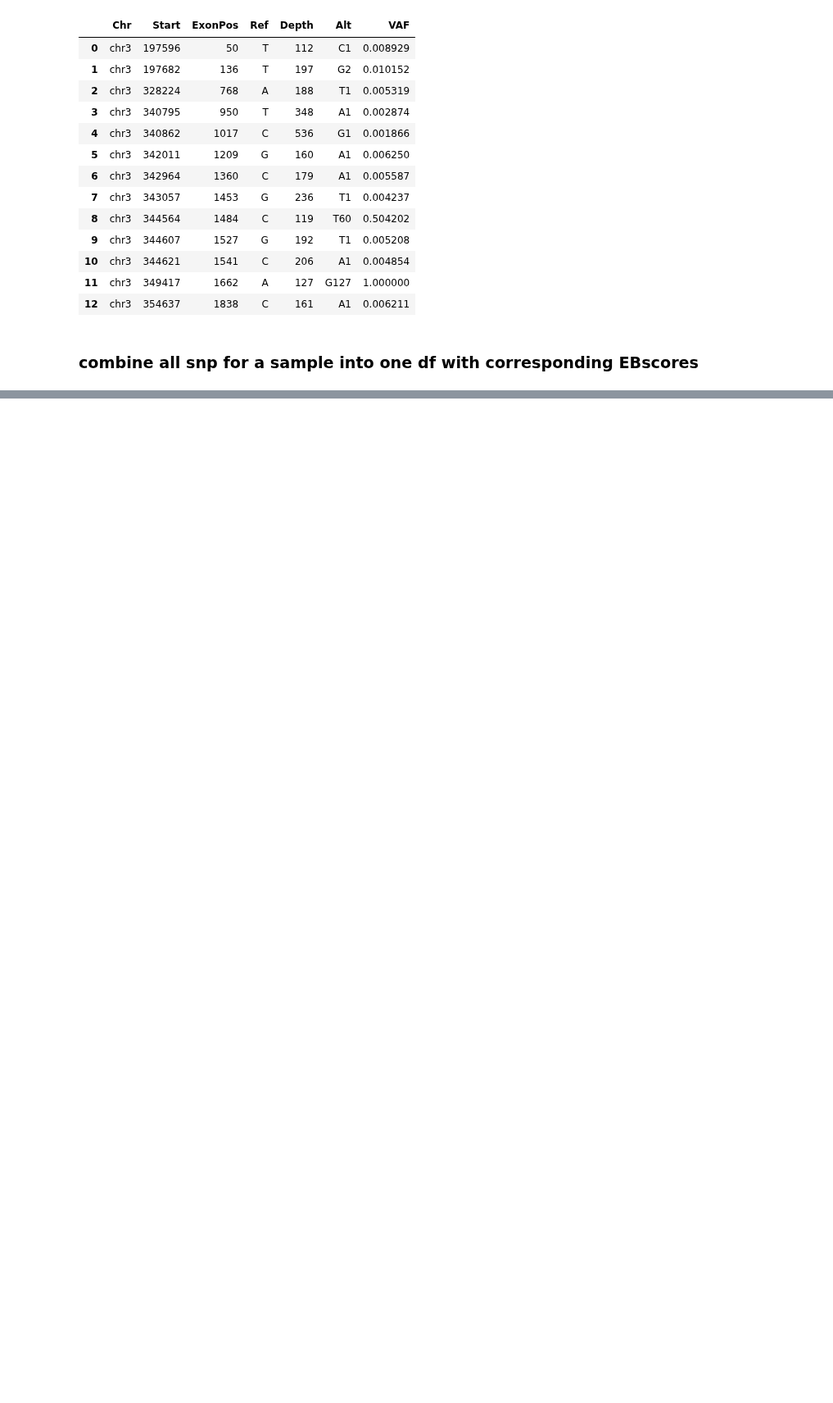
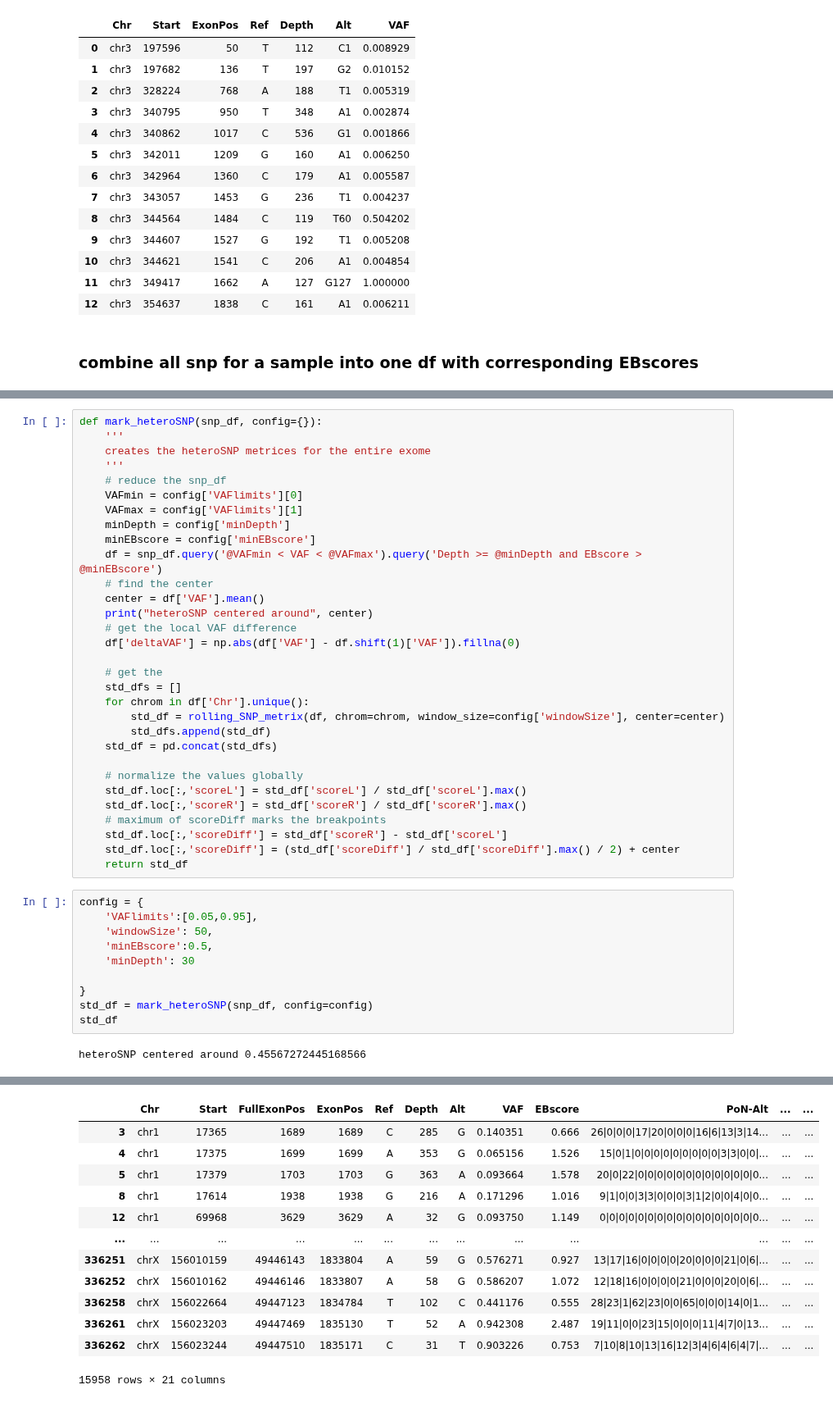
Before and after one commit to Mar111tiN/myCNV, a Jupyter notebook: nb/combineCNVdata.ipynb, the cells around one changed output, grey strips where cells are left out. Shown at 82% size. Saved outputs shown, nothing was run; the diff lists cells and outputs as text; blank space fills up the shorter version.

```diff
--- a/nb/combineCNVdata.ipynb
+++ b/nb/combineCNVdata.ipynb
@@ -194,0 +262,43 @@ tidy_df(filter_df).to_csv(f"{output_path}/PON_coverage_filter.csv", sep='\t', in
+# %%
+def mark_heteroSNP(snp_df, config={}):
+    '''
+    creates the heteroSNP metrices for the entire exome
+    '''
+    # reduce the snp_df
+    VAFmin = config['VAFlimits'][0]
+    VAFmax = config['VAFlimits'][1]
+    minDepth = config['minDepth']
+    minEBscore = config['minEBscore']
+    df = snp_df.query('@VAFmin < VAF < @VAFmax').query('Depth >= @minDepth and EBscore > @minEBscore')
+    # find the center
+    center = df['VAF'].mean()
+    print("heteroSNP centered around", center)
+    # get the local VAF difference
+    df['deltaVAF'] = np.abs(df['VAF'] - df.shift(1)['VAF']).fillna(0)
+
+    # get the
+    std_dfs = []
+    for chrom in df['Chr'].unique():
+        std_df = rolling_SNP_metrix(df, chrom=chrom, window_size=config['windowSize'], center=center)
+        std_dfs.append(std_df)
+    std_df = pd.concat(std_dfs)
+
+    # normalize the values globally
+    std_df.loc[:,'scoreL'] = std_df['scoreL'] / std_df['scoreL'].max()
+    std_df.loc[:,'scoreR'] = std_df['scoreR'] / std_df['scoreR'].max()
+    # maximum of scoreDiff marks the breakpoints
+    std_df.loc[:,'scoreDiff'] = std_df['scoreR'] - std_df['scoreL']
+    std_df.loc[:,'scoreDiff'] = (std_df['scoreDiff'] / std_df['scoreDiff'].max() / 2) + center
+    return std_df
+# %%
+config = {
+    'VAFlimits':[0.05,0.95],
+    'windowSize': 50,
+    'minEBscore':0.5,
+    'minDepth': 30
+
+}
+std_df = mark_heteroSNP(snp_df, config=config)
+std_df
+# %% [output]
+heteroSNP centered around 0.45567272445168566
@@ -194,0 +325,13 @@ tidy_df(filter_df).to_csv(f"{output_path}/PON_coverage_filter.csv", sep='\t', in
+|  | Chr | Start | FullExonPos | ExonPos | Ref | Depth | Alt | VAF | EBscore | PoN-Alt | ... | ... |
+| 3 | chr1 | 17365 | 1689 | 1689 | C | 285 | G | 0.140351 | 0.666 | 26|0|0|0|17|20|0|0|0|16|6|13|3|14... | ... | ... |
+| 4 | chr1 | 17375 | 1699 | 1699 | A | 353 | G | 0.065156 | 1.526 | 15|0|1|0|0|0|0|0|0|0|0|0|3|3|0|0|... | ... | ... |
+| 5 | chr1 | 17379 | 1703 | 1703 | G | 363 | A | 0.093664 | 1.578 | 20|0|22|0|0|0|0|0|0|0|0|0|0|0|0|0... | ... | ... |
+| 8 | chr1 | 17614 | 1938 | 1938 | G | 216 | A | 0.171296 | 1.016 | 9|1|0|0|3|3|0|0|0|3|1|2|0|0|4|0|0... | ... | ... |
+| 12 | chr1 | 69968 | 3629 | 3629 | A | 32 | G | 0.093750 | 1.149 | 0|0|0|0|0|0|0|0|0|0|0|0|0|0|0|0|0... | ... | ... |
+| ... | ... | ... | ... | ... | ... | ... | ... | ... | ... | ... | ... | ... |
+| 336251 | chrX | 156010159 | 49446143 | 1833804 | A | 59 | G | 0.576271 | 0.927 | 13|17|16|0|0|0|0|20|0|0|0|21|0|6|... | ... | ... |
+| 336252 | chrX | 156010162 | 49446146 | 1833807 | A | 58 | G | 0.586207 | 1.072 | 12|18|16|0|0|0|0|21|0|0|0|20|0|6|... | ... | ... |
+| 336258 | chrX | 156022664 | 49447123 | 1834784 | T | 102 | C | 0.441176 | 0.555 | 28|23|1|62|23|0|0|65|0|0|0|14|0|1... | ... | ... |
+| 336261 | chrX | 156023203 | 49447469 | 1835130 | T | 52 | A | 0.942308 | 2.487 | 19|11|0|0|23|15|0|0|0|11|4|7|0|13... | ... | ... |
+| 336262 | chrX | 156023244 | 49447510 | 1835171 | C | 31 | T | 0.903226 | 0.753 | 7|10|8|10|13|16|12|3|4|6|4|6|4|7|... | ... | ... |
+15958 rows × 21 columns
```
Also changed, not shown: parts of 46 cells of this notebook, 2 other files.
